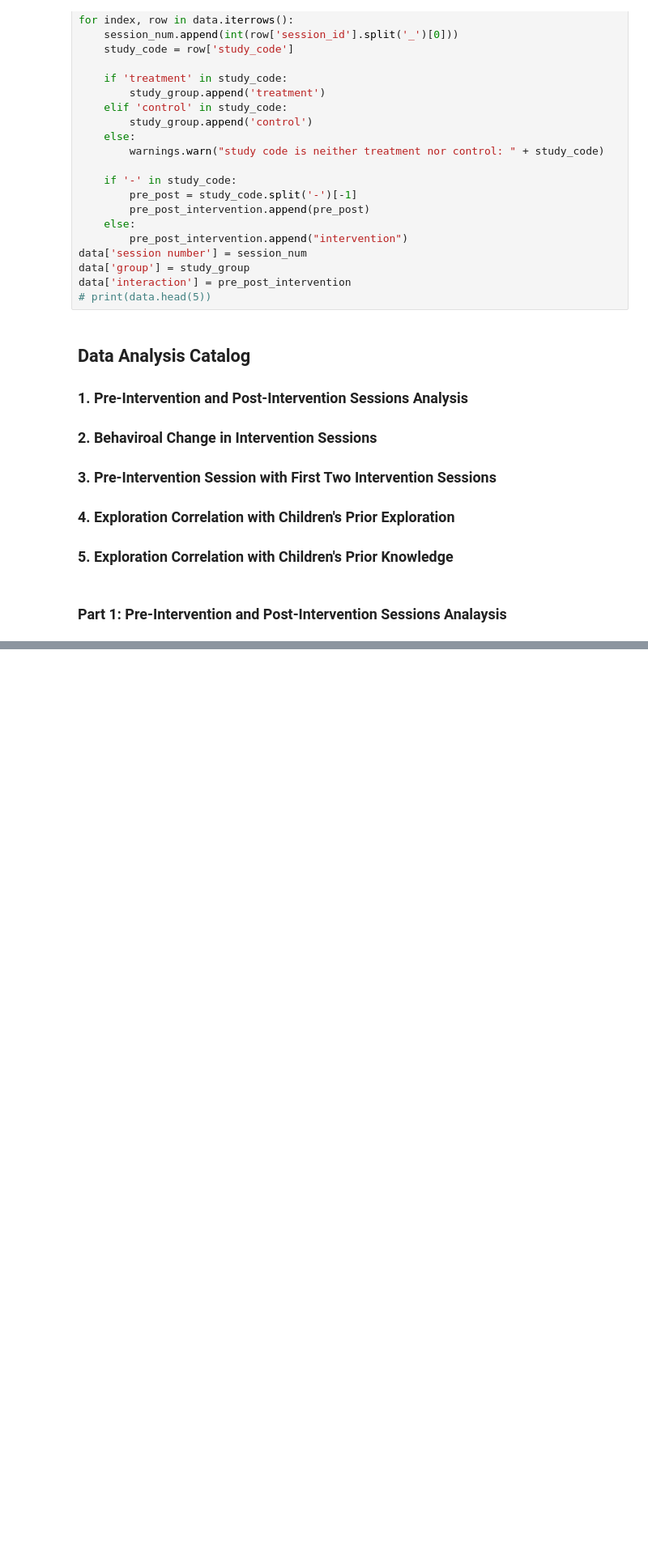
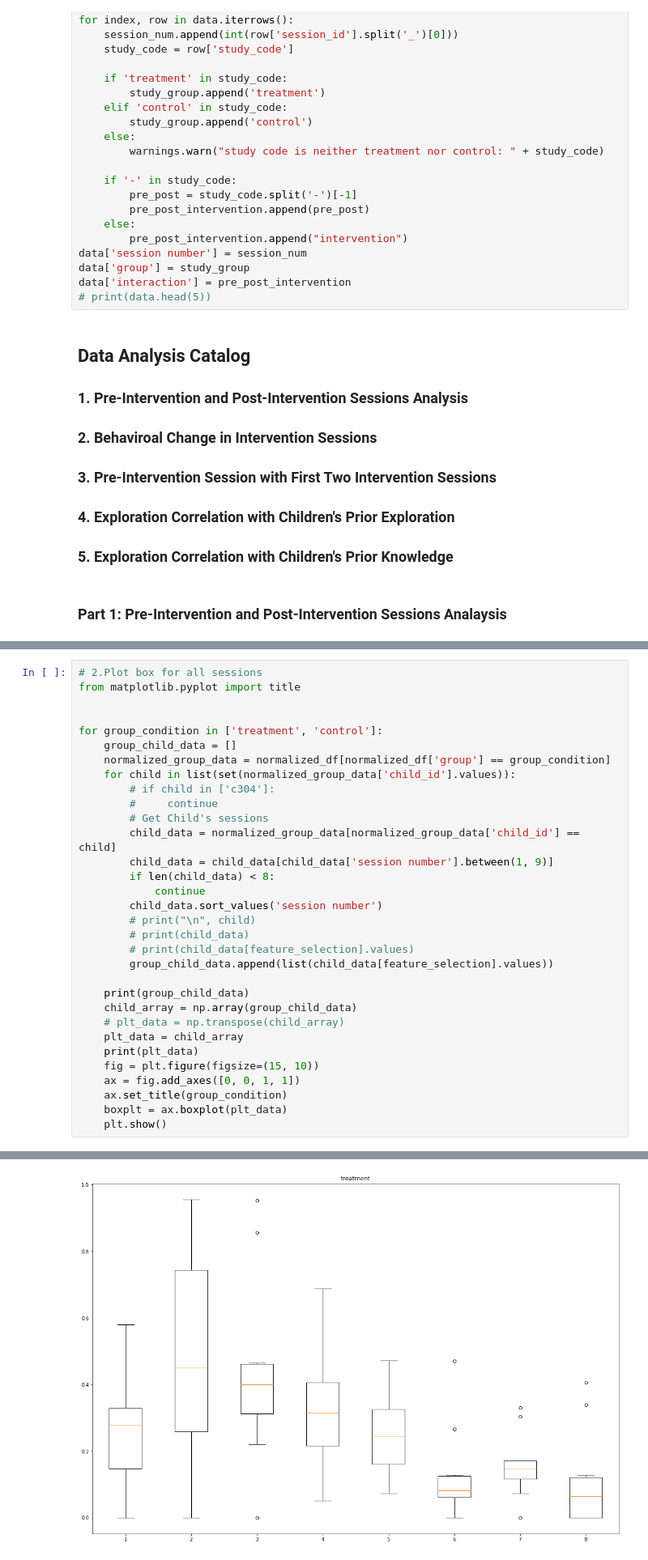
Before and after one commit to XiajZhang/exploration-study-data-processing, a Jupyter notebook: data_analysis_plotting.ipynb, the cells around one changed output, grey strips where cells are left out. Shown: that part at 81% size. Drawn from its saved outputs; the diff is of its cells as text; blank space fills up the shorter version.

```diff
--- a/data_analysis_plotting.ipynb
+++ b/data_analysis_plotting.ipynb
@@ -238,0 +230,33 @@ c349
+# %%
+# 2.Plot box for all sessions
+from matplotlib.pyplot import title
+
+
+for group_condition in ['treatment', 'control']:
+    group_child_data = []
+    normalized_group_data = normalized_df[normalized_df['group'] == group_condition]
+    for child in list(set(normalized_group_data['child_id'].values)):
+        # if child in ['c304']:
+        #     continue
+        # Get Child's sessions
+        child_data = normalized_group_data[normalized_group_data['child_id'] == child]
+        child_data = child_data[child_data['session number'].between(1, 9)]
+        if len(child_data) < 8:
+            continue
+        child_data.sort_values('session number')
+        # print("\n", child)
+        # print(child_data)
+        # print(child_data[feature_selection].values)
+        group_child_data.append(list(child_data[feature_selection].values))
+
+    print(group_child_data)
+    child_array = np.array(group_child_data)
+    # plt_data = np.transpose(child_array)
+    plt_data = child_array
+    print(plt_data)
+    fig = plt.figure(figsize=(15, 10))
+    ax = fig.add_axes([0, 0, 1, 1])
+    ax.set_title(group_condition)
+    boxplt = ax.boxplot(plt_data)
+    plt.show()
+# %% [output]
@@ -238,0 +280 @@ c349
+[figure, added]
```
Also changed, not shown: parts of 14 cells of this notebook, 2 other files.
